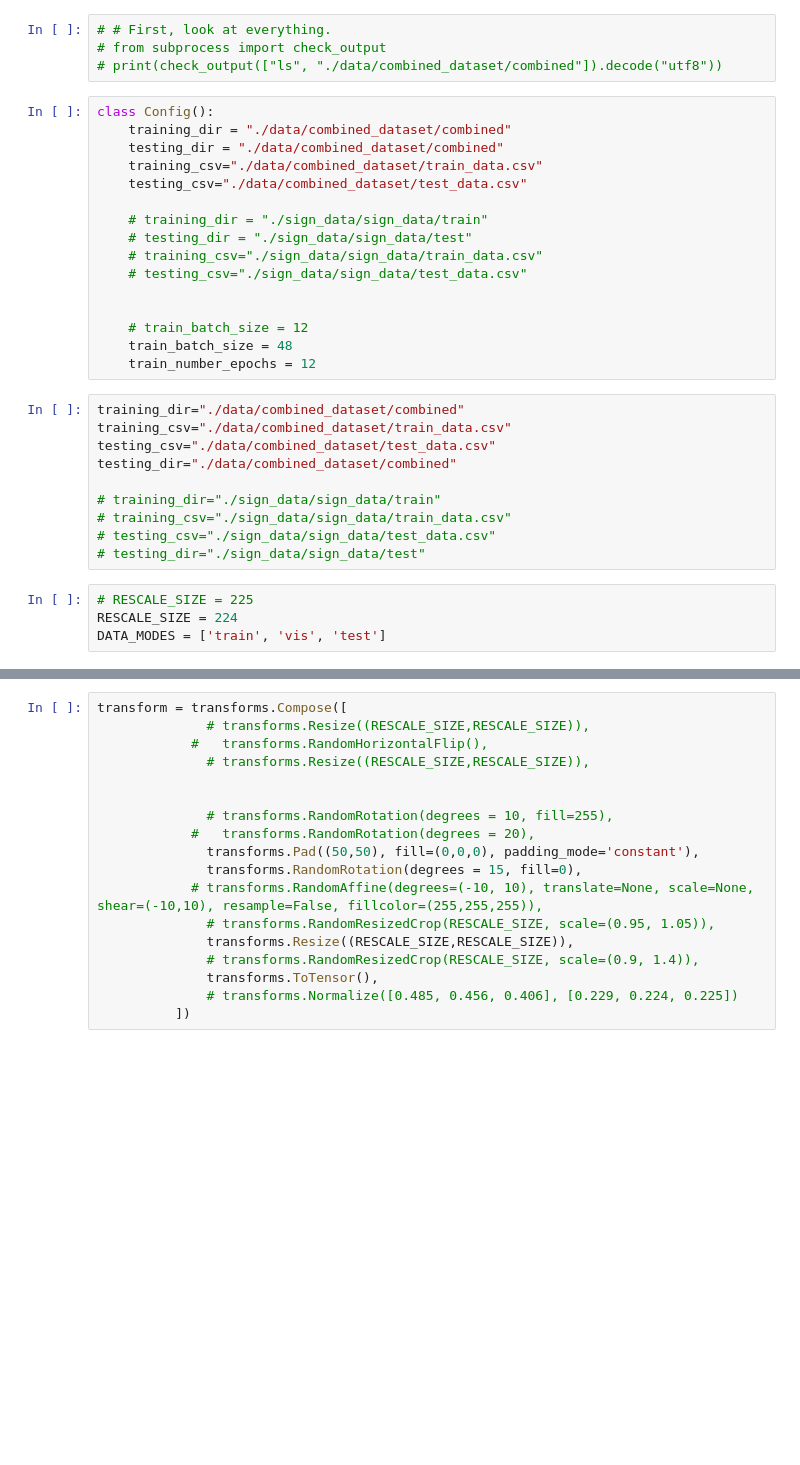
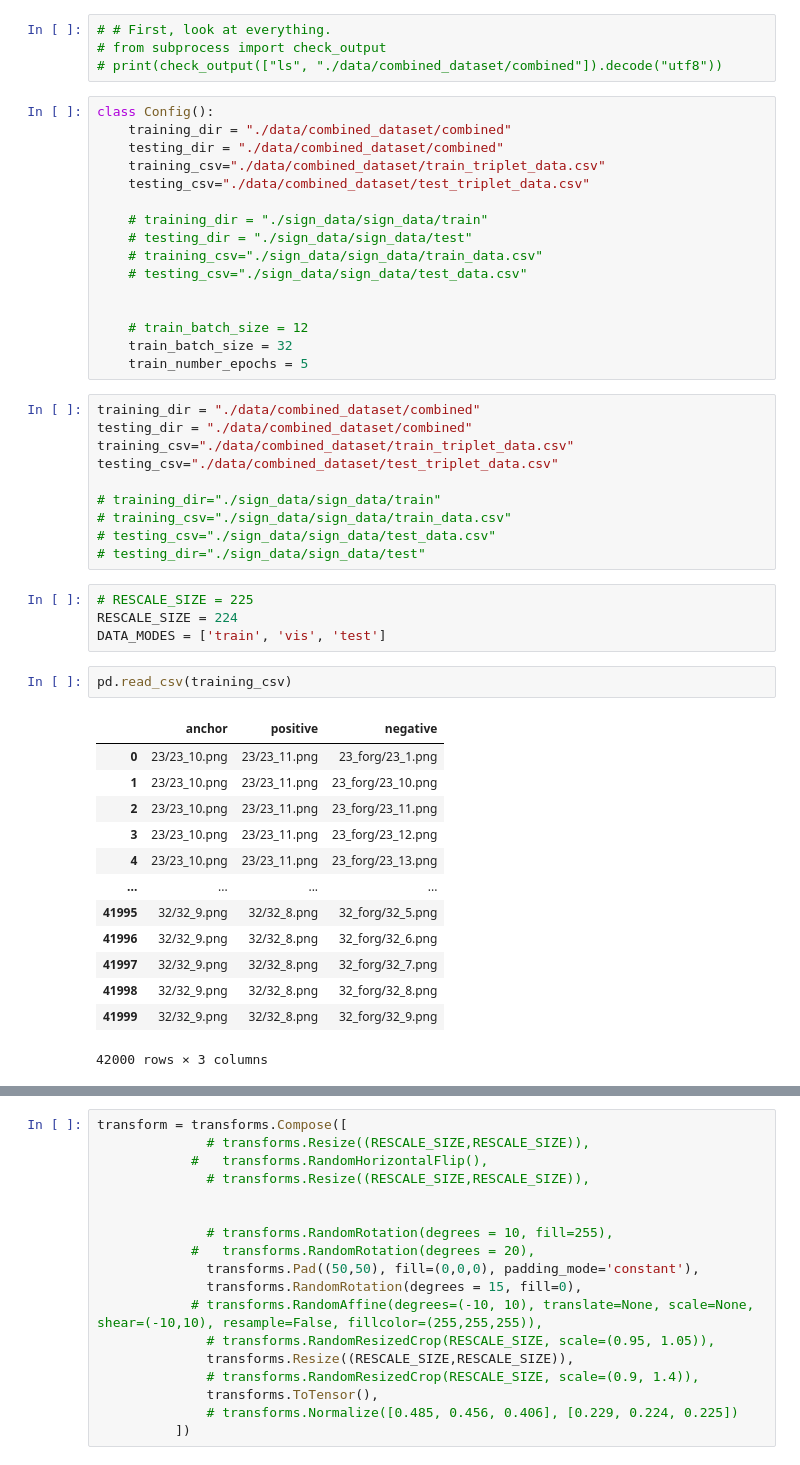
Before and after one commit to care1e55/signature_similarity, a Jupyter notebook: signature_similarity.ipynb, the cells around one changed output, grey strips where cells are left out. Saved outputs shown, nothing was run; the diff lists cells and outputs as text; blank space fills up the shorter version.

```diff
--- a/signature_similarity.ipynb
+++ b/signature_similarity.ipynb
@@ -45,8 +45,8 @@ def show_plot(iteration,loss):
 class Config():
     training_dir = "./data/combined_dataset/combined"
     testing_dir = "./data/combined_dataset/combined"
-    training_csv="./data/combined_dataset/train_data.csv"
-    testing_csv="./data/combined_dataset/test_data.csv"
+    training_csv="./data/combined_dataset/train_triplet_data.csv"
+    testing_csv="./data/combined_dataset/test_triplet_data.csv"
 
     # training_dir = "./sign_data/sign_data/train"
     # testing_dir = "./sign_data/sign_data/test"
@@ -55,13 +55,13 @@ class Config():
 
 
     # train_batch_size = 12
-    train_batch_size = 48
-    train_number_epochs = 12
+    train_batch_size = 32
+    train_number_epochs = 5
 # %%
-training_dir="./data/combined_dataset/combined"
-training_csv="./data/combined_dataset/train_data.csv"
-testing_csv="./data/combined_dataset/test_data.csv"
-testing_dir="./data/combined_dataset/combined"
+training_dir = "./data/combined_dataset/combined"
+testing_dir = "./data/combined_dataset/combined"
+training_csv="./data/combined_dataset/train_triplet_data.csv"
+testing_csv="./data/combined_dataset/test_triplet_data.csv"
 
 # training_dir="./sign_data/sign_data/train"
 # training_csv="./sign_data/sign_data/train_data.csv"
@@ -71,6 +71,22 @@ testing_dir="./data/combined_dataset/combined"
 # RESCALE_SIZE = 225
 RESCALE_SIZE = 224
 DATA_MODES = ['train', 'vis', 'test']
+# %%
+pd.read_csv(training_csv)
+# %% [output]
+|  | anchor | positive | negative |
+| 0 | 23/23_10.png | 23/23_11.png | 23_forg/23_1.png |
+| 1 | 23/23_10.png | 23/23_11.png | 23_forg/23_10.png |
+| 2 | 23/23_10.png | 23/23_11.png | 23_forg/23_11.png |
+| 3 | 23/23_10.png | 23/23_11.png | 23_forg/23_12.png |
+| 4 | 23/23_10.png | 23/23_11.png | 23_forg/23_13.png |
+| ... | ... | ... | ... |
+| 41995 | 32/32_9.png | 32/32_8.png | 32_forg/32_5.png |
+| 41996 | 32/32_9.png | 32/32_8.png | 32_forg/32_6.png |
+| 41997 | 32/32_9.png | 32/32_8.png | 32_forg/32_7.png |
+| 41998 | 32/32_9.png | 32/32_8.png | 32_forg/32_8.png |
+| 41999 | 32/32_9.png | 32/32_8.png | 32_forg/32_9.png |
+42000 rows × 3 columns
 # %%
 class SiameseNetworkDataset():
 
```
Also changed, not shown: parts of 14 cells of this notebook, 1 other file.
